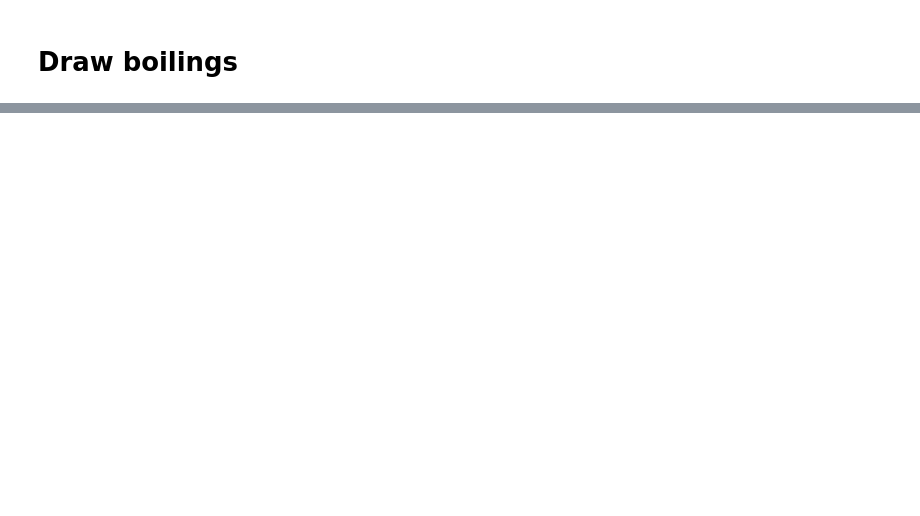
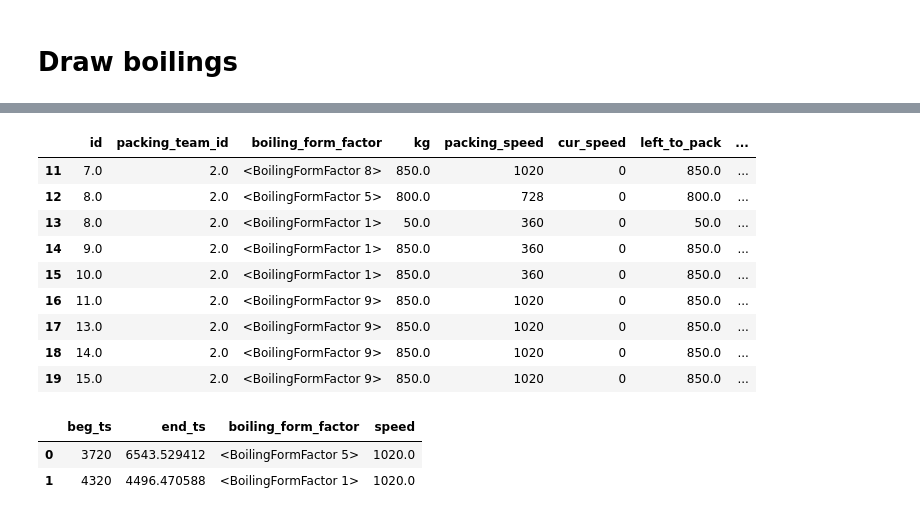
Before and after one commit to nkrokhmal/umalat, a Jupyter notebook: research/akadaner/2020.20.12 algo clean.ipynb, the cells around one changed output, grey strips where cells are left out. Saved outputs shown, nothing was run; the diff lists cells and outputs as text; code cells hidden in the pictures; blank space fills up the shorter version.

```diff
--- a/research/akadaner/2020.20.12 algo clean.ipynb
+++ b/research/akadaner/2020.20.12 algo clean.ipynb
@@ -301,0 +366,36 @@ open_file_in_os('output.xlsx')
+# %%
+packing_df = boiling_batch[['id', 'packing_team_id', 'boiling_form_factor', 'kg', 'packing_speed']].copy()
+packing_df['cur_speed'] = 0
+packing_df['left_to_pack'] = packing_df['kg']
+packing_df['beg_ts'] = None
+packing_df['end_ts'] = None
+packing_df['packed'] = 0
+packing_df
+# %% [output]
+|  | id | packing_team_id | boiling_form_factor | kg | packing_speed | cur_speed | left_to_pack | ... |
+| 11 | 7.0 | 2.0 | <BoilingFormFactor 8> | 850.0 | 1020 | 0 | 850.0 | ... |
+| 12 | 8.0 | 2.0 | <BoilingFormFactor 5> | 800.0 | 728 | 0 | 800.0 | ... |
+| 13 | 8.0 | 2.0 | <BoilingFormFactor 1> | 50.0 | 360 | 0 | 50.0 | ... |
+| 14 | 9.0 | 2.0 | <BoilingFormFactor 1> | 850.0 | 360 | 0 | 850.0 | ... |
+| 15 | 10.0 | 2.0 | <BoilingFormFactor 1> | 850.0 | 360 | 0 | 850.0 | ... |
+| 16 | 11.0 | 2.0 | <BoilingFormFactor 9> | 850.0 | 1020 | 0 | 850.0 | ... |
+| 17 | 13.0 | 2.0 | <BoilingFormFactor 9> | 850.0 | 1020 | 0 | 850.0 | ... |
+| 18 | 14.0 | 2.0 | <BoilingFormFactor 9> | 850.0 | 1020 | 0 | 850.0 | ... |
+| 19 | 15.0 | 2.0 | <BoilingFormFactor 9> | 850.0 | 1020 | 0 | 850.0 | ... |
+# %%
+boiling = batch_boilings[1]
+
+values = []
+for melting_process in boiling.iter({'class': 'melting_process'}):
+    values.append([melting_process.beg(),
+                   melting_process.beg() + melting_process.props['actual_time_size'],
+                   melting_process.props['boiling_form_factor'],
+                   melting_process.props['boiling_model'].meltings.speed])
+melting_process_df = pd.DataFrame(values, columns=['beg_ts', 'end_ts', 'boiling_form_factor', 'speed'])
+melting_process_df['beg_ts'] = melting_process_df['beg_ts'] * 60
+melting_process_df['end_ts'] = melting_process_df['end_ts'] * 60
+melting_process_df
+# %% [output]
+|  | beg_ts | end_ts | boiling_form_factor | speed |
+| 0 | 3720 | 6543.529412 | <BoilingFormFactor 5> | 1020.0 |
+| 1 | 4320 | 4496.470588 | <BoilingFormFactor 1> | 1020.0 |
```
Also changed, not shown: parts of 15 cells of this notebook.
